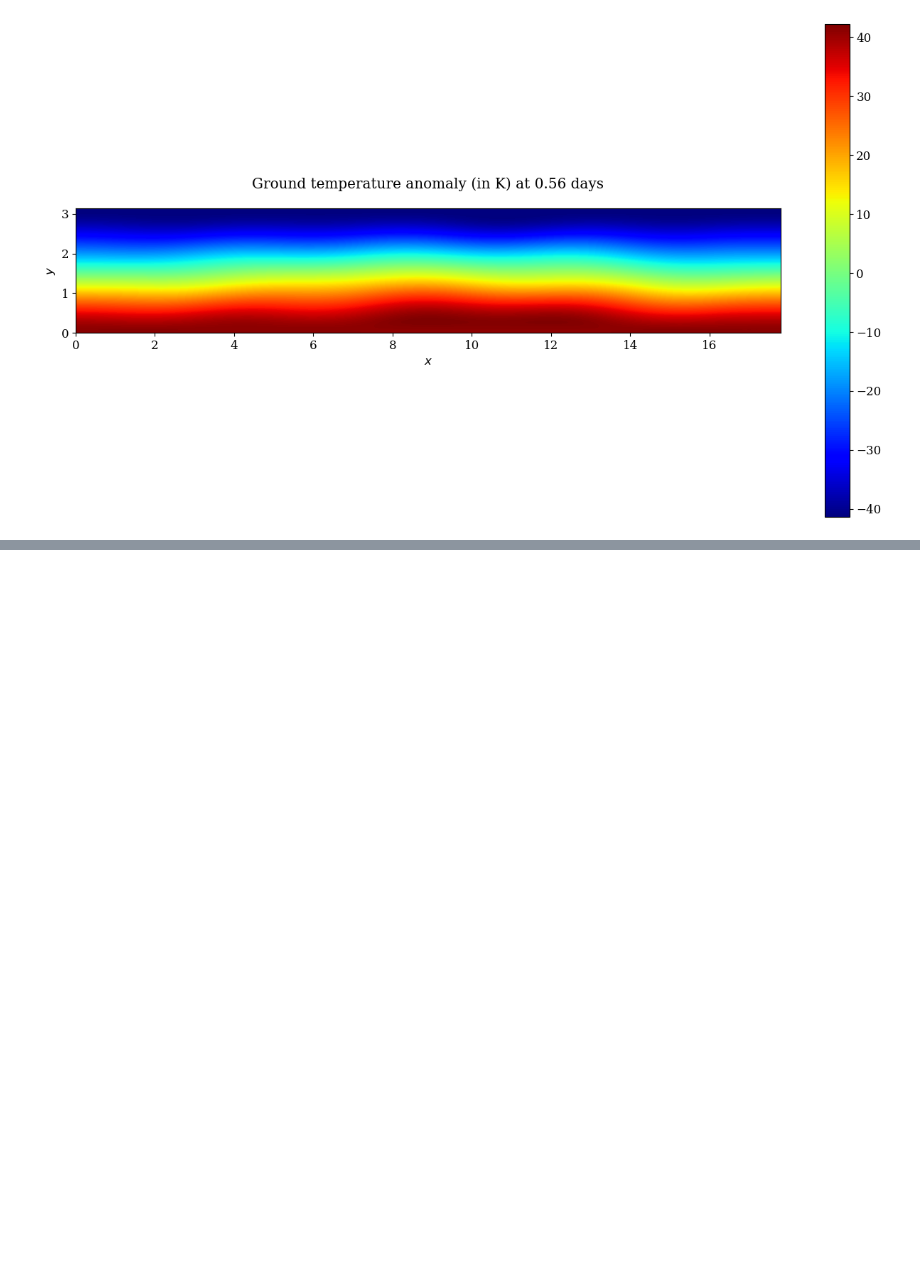
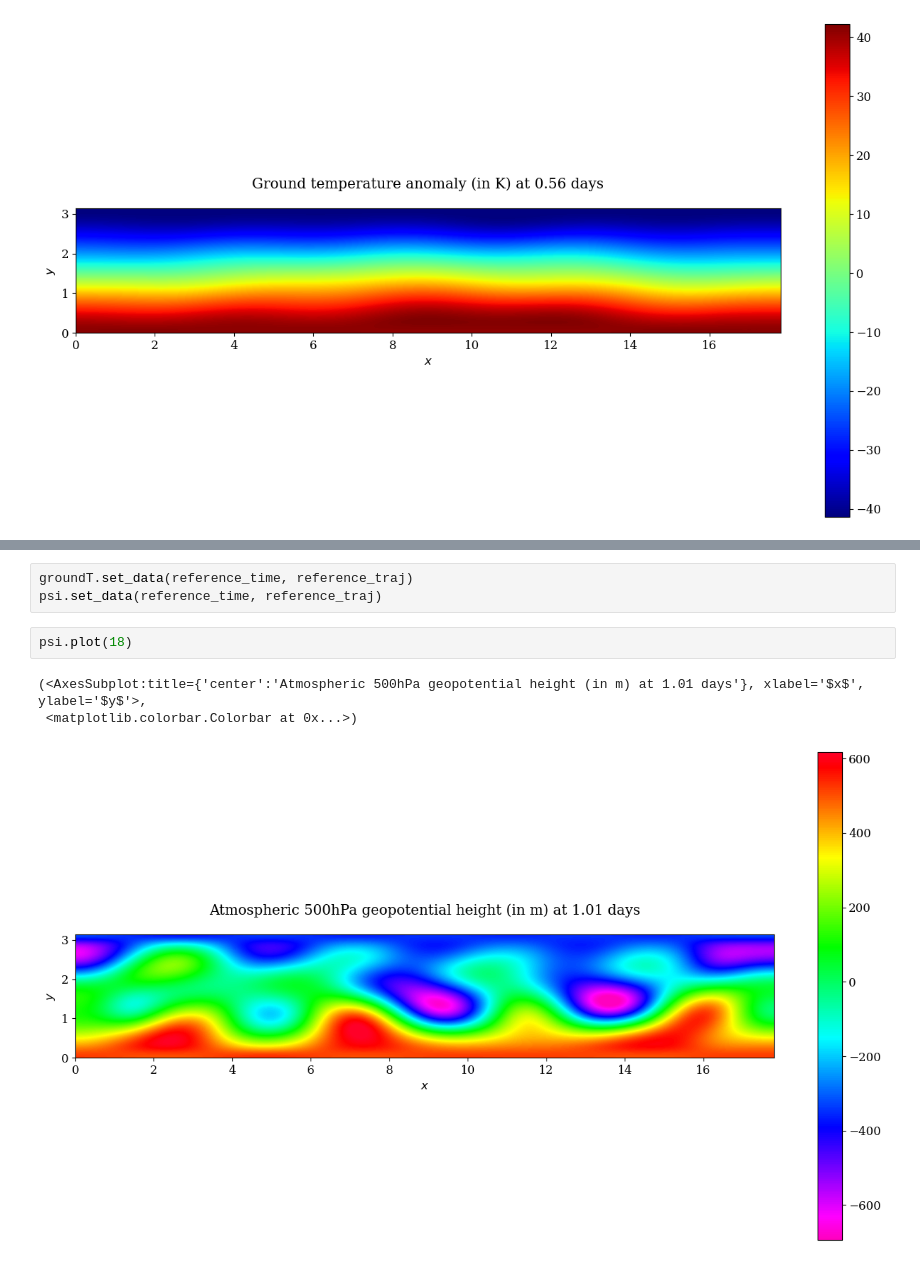
Before and after one commit to georgemilosh/qgs, a Jupyter notebook: rareevents/simple_run2.ipynb, the cells around one changed output, grey strips where cells are left out. Cells and saved outputs as stored; diff of their text form; blank space fills up the shorter version.

```diff
--- a/rareevents/simple_run2.ipynb
+++ b/rareevents/simple_run2.ipynb
@@ -373,0 +378,9 @@ groundT.plot(10)
+# %%
+groundT.set_data(reference_time, reference_traj)
+psi.set_data(reference_time, reference_traj)
+# %%
+psi.plot(18)
+# %% [output]
+(<AxesSubplot:title={'center':'Atmospheric 500hPa geopotential height (in m) at 1.01 days'}, xlabel='$x$', ylabel='$y$'>,
+ <matplotlib.colorbar.Colorbar at 0x...>)
+[figure, added]
```
Also changed, not shown: parts of 15 cells of this notebook.
